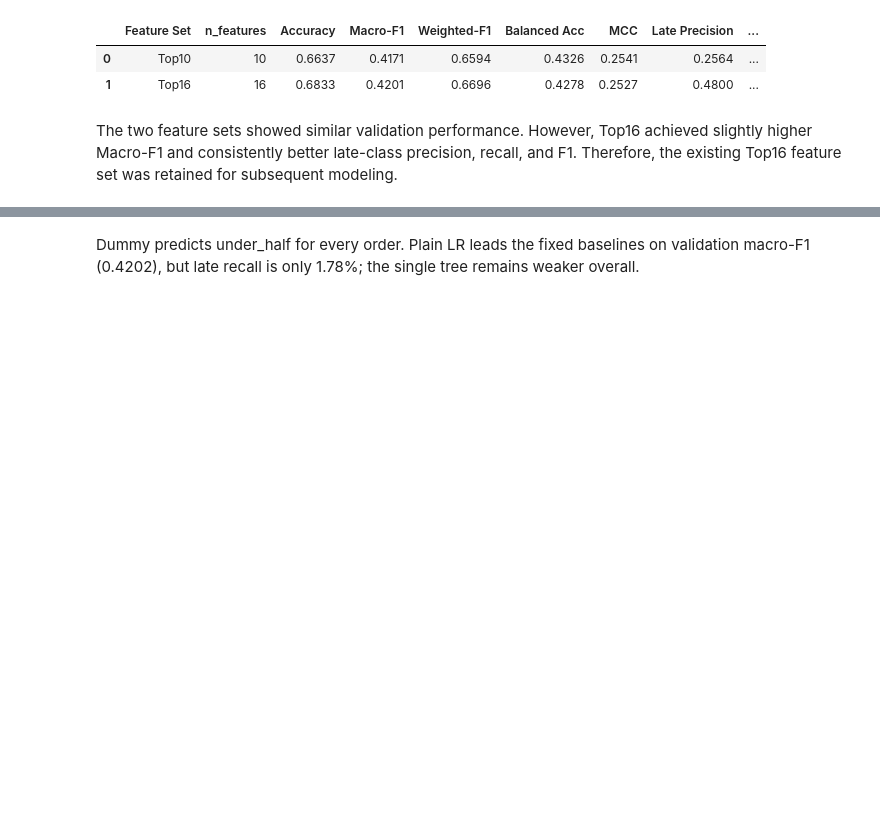
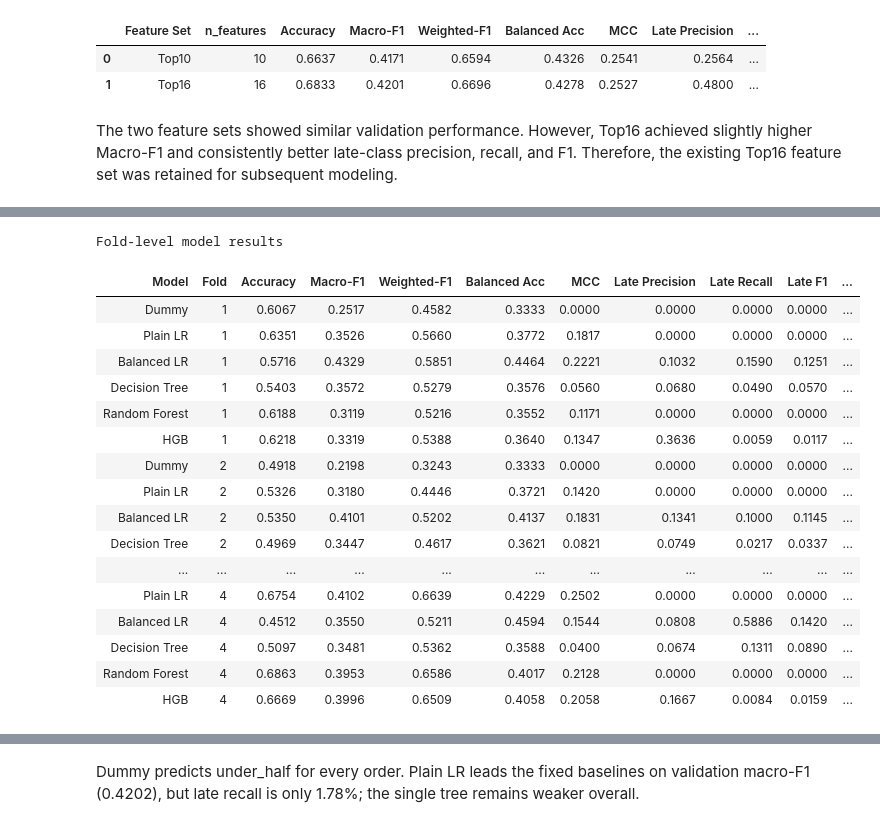
Before and after one commit to zhuamnq/Team2_IT5006_Ecommerce_Analytics_AY2627Sem1, a Jupyter notebook: notebooks/04_classification_late_delivery.ipynb, the cells around one changed output, grey strips where cells are left out. Drawn from its saved outputs; the diff is of its cells as text; code cells hidden in the pictures; blank space fills up the shorter version.

```diff
--- a/notebooks/04_classification_late_delivery.ipynb
+++ b/notebooks/04_classification_late_delivery.ipynb
@@ -205,0 +308,35 @@ decision_tree_model = Pipeline([
+# %%
+CV_METRICS = ["Accuracy", "Macro-F1", "Weighted-F1", "Balanced Acc", "MCC",
+              "Late Precision", "Late Recall", "Late F1", "Late PR-AUC"]
+
+def evaluate_cv_classifier(model, X, y):
+    result = evaluate_classifier(model, X, y)
+    late_index = list(model.classes_).index("late")
+    result["Late PR-AUC"] = average_precision_score(y.eq("late"), model.predict_proba(X)[:, late_index])
+    result["Predicted Late Share"] = result["matrix"][:, BANDS.index("late")].sum() / len(y)
+    return result
+
+cv_models = {
+    "Dummy": dummy_model,
+    "Plain LR": logistic_model,
+    "Balanced LR": clone(logistic_model).set_params(model__class_weight="balanced"),
+    "Decision Tree": decision_tree_model,
+    "Random Forest": random_forest_model,
+    "HGB": hist_gradient_boosting_model,
+}
+cv_model_records = []
+for fold, (train_idx, val_idx) in enumerate(temporal_folds, 1):
+    ft, fv = development.iloc[train_idx], development.iloc[val_idx]
+    for name, template in cv_models.items():
+        model = clone(template).fit(ft[features], ft[TARGET])
+        result = evaluate_cv_classifier(model, fv[features], fv[TARGET])
+        cv_model_records.append({"Model": name, "Fold": fold, **{k: result[k] for k in CV_METRICS}})
+cv_fold_results = pd.DataFrame(cv_model_records)
+cv_mean = cv_fold_results.groupby("Model")[CV_METRICS].mean()
+cv_std = cv_fold_results.groupby("Model")[CV_METRICS].std(ddof=1)
+cv_summary = cv_mean.copy().astype(object)
+for metric in CV_METRICS:
+    cv_summary[metric] = [f"{mean:.4f} +/- {std:.4f}" for mean, std in zip(cv_mean[metric], cv_std[metric])]
+display(cv_summary)
+display(HTML("<details><summary>Fold-level model results</summary>" + cv_fold_results.round(4).to_html(index=False) + "</details>"))
+# %% [output]
@@ -205,0 +351,18 @@ decision_tree_model = Pipeline([
+Fold-level model results
+| Model | Fold | Accuracy | Macro-F1 | Weighted-F1 | Balanced Acc | MCC | Late Precision | Late Recall | Late F1 | ... |
+| Dummy | 1 | 0.6067 | 0.2517 | 0.4582 | 0.3333 | 0.0000 | 0.0000 | 0.0000 | 0.0000 | ... |
+| Plain LR | 1 | 0.6351 | 0.3526 | 0.5660 | 0.3772 | 0.1817 | 0.0000 | 0.0000 | 0.0000 | ... |
+| Balanced LR | 1 | 0.5716 | 0.4329 | 0.5851 | 0.4464 | 0.2221 | 0.1032 | 0.1590 | 0.1251 | ... |
+| Decision Tree | 1 | 0.5403 | 0.3572 | 0.5279 | 0.3576 | 0.0560 | 0.0680 | 0.0490 | 0.0570 | ... |
+| Random Forest | 1 | 0.6188 | 0.3119 | 0.5216 | 0.3552 | 0.1171 | 0.0000 | 0.0000 | 0.0000 | ... |
+| HGB | 1 | 0.6218 | 0.3319 | 0.5388 | 0.3640 | 0.1347 | 0.3636 | 0.0059 | 0.0117 | ... |
+| Dummy | 2 | 0.4918 | 0.2198 | 0.3243 | 0.3333 | 0.0000 | 0.0000 | 0.0000 | 0.0000 | ... |
+| Plain LR | 2 | 0.5326 | 0.3180 | 0.4446 | 0.3721 | 0.1420 | 0.0000 | 0.0000 | 0.0000 | ... |
+| Balanced LR | 2 | 0.5350 | 0.4101 | 0.5202 | 0.4137 | 0.1831 | 0.1341 | 0.1000 | 0.1145 | ... |
+| Decision Tree | 2 | 0.4969 | 0.3447 | 0.4617 | 0.3621 | 0.0821 | 0.0749 | 0.0217 | 0.0337 | ... |
+| ... | ... | ... | ... | ... | ... | ... | ... | ... | ... | ... |
+| Plain LR | 4 | 0.6754 | 0.4102 | 0.6639 | 0.4229 | 0.2502 | 0.0000 | 0.0000 | 0.0000 | ... |
+| Balanced LR | 4 | 0.4512 | 0.3550 | 0.5211 | 0.4594 | 0.1544 | 0.0808 | 0.5886 | 0.1420 | ... |
+| Decision Tree | 4 | 0.5097 | 0.3481 | 0.5362 | 0.3588 | 0.0400 | 0.0674 | 0.1311 | 0.0890 | ... |
+| Random Forest | 4 | 0.6863 | 0.3953 | 0.6586 | 0.4017 | 0.2128 | 0.0000 | 0.0000 | 0.0000 | ... |
+| HGB | 4 | 0.6669 | 0.3996 | 0.6509 | 0.4058 | 0.2058 | 0.1667 | 0.0084 | 0.0159 | ... |
```
Also changed, not shown: parts of 47 cells of this notebook.
